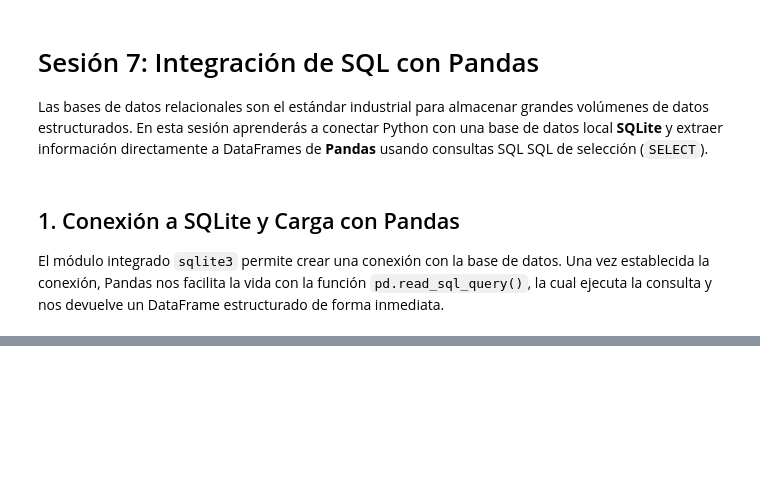
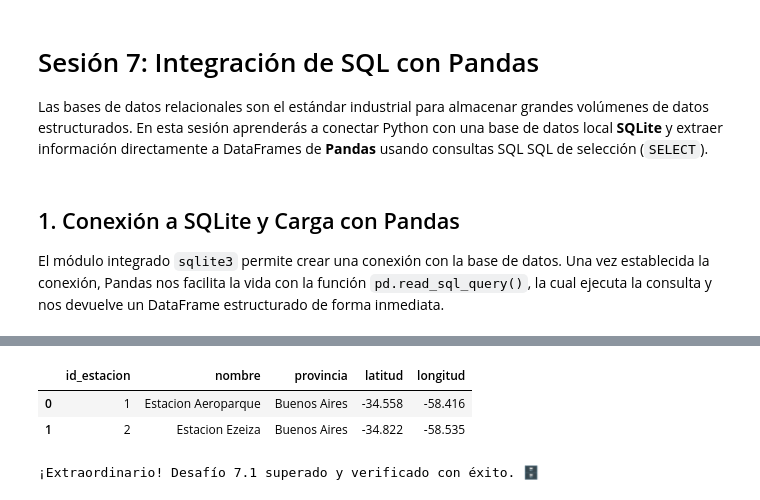
Before and after one commit to DanielBerns/python_para_universitarios, a Jupyter notebook: curso_c/notebooks_introduccion/07_sqlite_pandas.ipynb, the cells around one changed output, grey strips where cells are left out. Drawn from its saved outputs; the diff is of its cells as text; code cells hidden in the pictures; blank space fills up the shorter version.

```diff
--- a/curso_c/notebooks_introduccion/07_sqlite_pandas.ipynb
+++ b/curso_c/notebooks_introduccion/07_sqlite_pandas.ipynb
@@ -7,0 +101,26 @@ El módulo integrado `sqlite3` permite crear una conexión con la base de datos.
+# %%
+conn = sqlite3.connect(database)
+
+# Consulta SQL filtrando por la provincia especificada
+consulta_sql = "SELECT * FROM info_estaciones WHERE provincia = 'Buenos Aires'"
+
+df_buenos_aires = pd.read_sql_query(consulta_sql, conn)
+conn.close()
+
+display(df_buenos_aires)
+# %% [output]
+|  | id_estacion | nombre | provincia | latitud | longitud |
+| 0 | 1 | Estacion Aeroparque | Buenos Aires | -34.558 | -58.416 |
+| 1 | 2 | Estacion Ezeiza | Buenos Aires | -34.822 | -58.535 |
+# %%
+# CELDA DE VERIFICACIÓN - PRÁCTICO 7.1
+try:
+    assert 'df_buenos_aires' in globals(), 'El DataFrame df_buenos_aires no está definido.'
+    assert isinstance(df_buenos_aires, pd.DataFrame), 'df_buenos_aires debe ser un DataFrame de Pandas.'
+    assert not df_buenos_aires.empty, 'El DataFrame está vacío. Verifica tu consulta SQL.'
+    assert (df_buenos_aires['provincia'] == 'Buenos Aires').all(), 'Hay estaciones que no corresponden a Buenos Aires.'
+    print('Práctico 7.1 superado y verificado con éxito. 🗄️')
+except AssertionError as e:
+    print(f'Error de validación: {e}')
+# %% [output]
+¡Extraordinario! Desafío 7.1 superado y verificado con éxito. 🗄️
```
Also changed, not shown: parts of 18 cells of this notebook.
